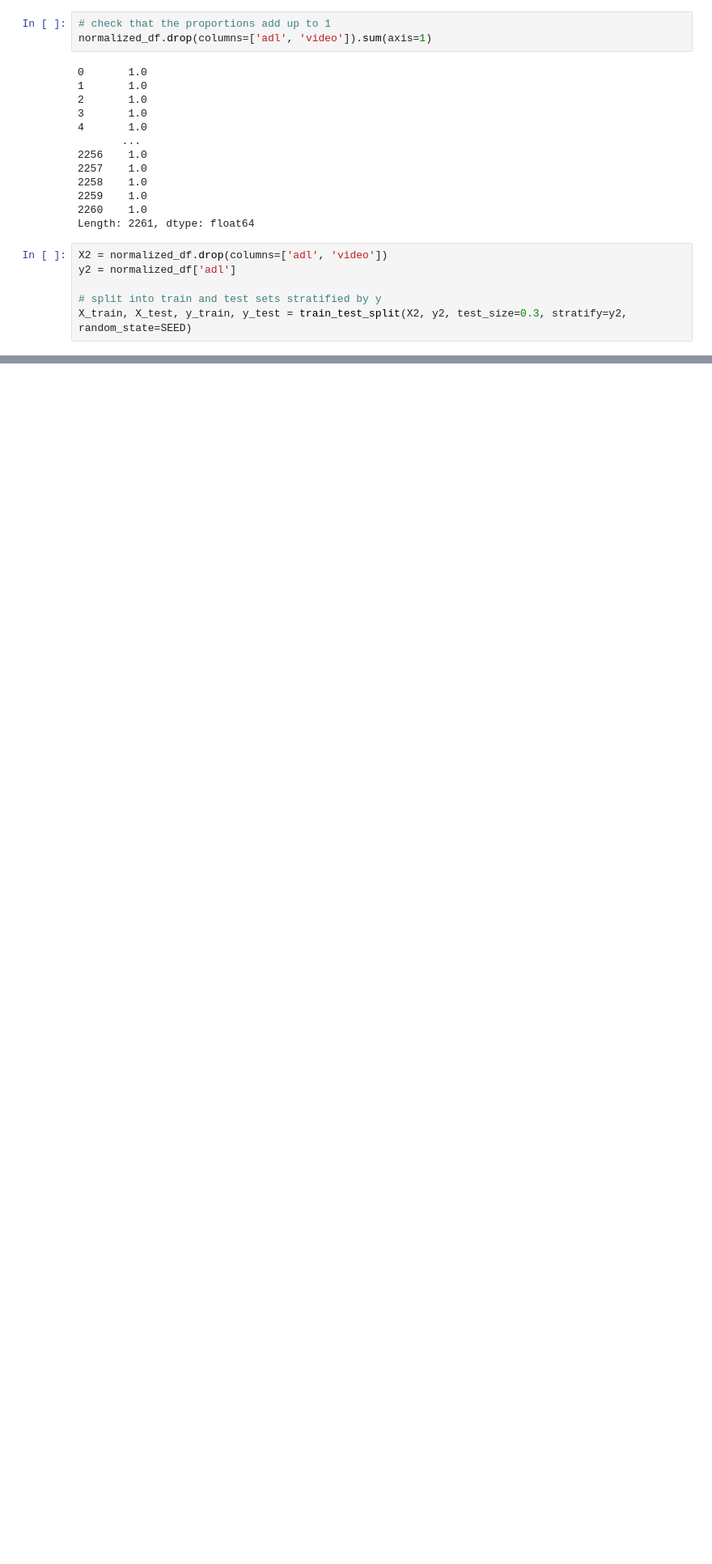
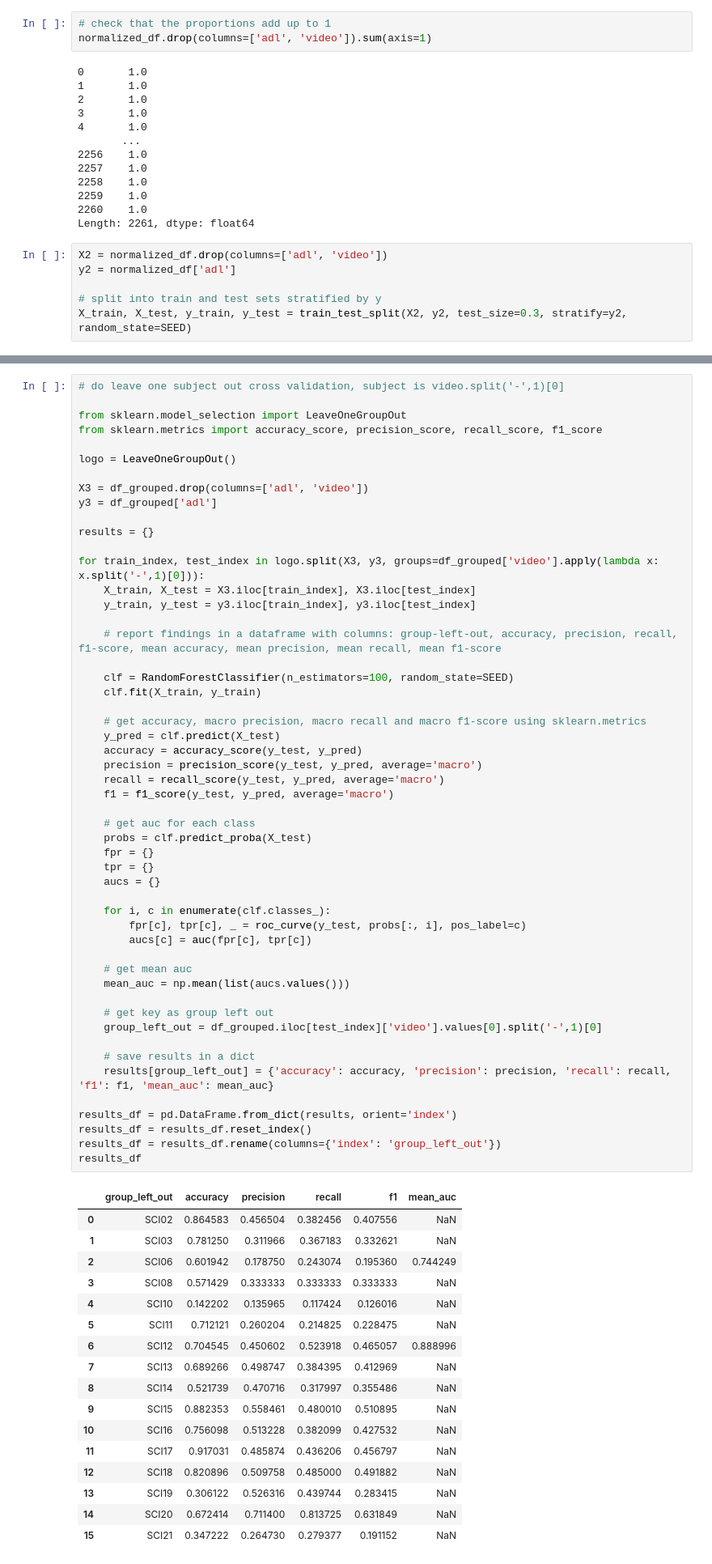
Before and after one commit to adeshkadambi/EgoVizML, a Jupyter notebook: scripts/adl_recognition.ipynb, the cells around one changed output, grey strips where cells are left out. Shown: that part at 81% size. Drawn from its saved outputs; the diff is of its cells as text; blank space fills up the shorter version.

Commit message:
logo

```diff
--- a/scripts/adl_recognition.ipynb
+++ b/scripts/adl_recognition.ipynb
@@ -301,0 +314,70 @@ plot_confusion_matrix(cm, clf3.classes_, normalize=True)
+# %%
+# do leave one subject out cross validation, subject is video.split('-',1)[0]
+
+from sklearn.model_selection import LeaveOneGroupOut
+from sklearn.metrics import accuracy_score, precision_score, recall_score, f1_score
+
+logo = LeaveOneGroupOut()
+
+X3 = df_grouped.drop(columns=['adl', 'video'])
+y3 = df_grouped['adl']
+
+results = {}
+
+for train_index, test_index in logo.split(X3, y3, groups=df_grouped['video'].apply(lambda x: x.split('-',1)[0])):
+    X_train, X_test = X3.iloc[train_index], X3.iloc[test_index]
+    y_train, y_test = y3.iloc[train_index], y3.iloc[test_index]
+
+    # report findings in a dataframe with columns: group-left-out, accuracy, precision, recall, f1-score, mean accuracy, mean precision, mean recall, mean f1-score
+
+    clf = RandomForestClassifier(n_estimators=100, random_state=SEED)
+    clf.fit(X_train, y_train)
+
+    # get accuracy, macro precision, macro recall and macro f1-score using sklearn.metrics
+    y_pred = clf.predict(X_test)
+    accuracy = accuracy_score(y_test, y_pred)
+    precision = precision_score(y_test, y_pred, average='macro')
+    recall = recall_score(y_test, y_pred, average='macro')
+    f1 = f1_score(y_test, y_pred, average='macro')
+
+    # get auc for each class
+    probs = clf.predict_proba(X_test)
+    fpr = {}
+    tpr = {}
+    aucs = {}
+
+    for i, c in enumerate(clf.classes_):
+        fpr[c], tpr[c], _ = roc_curve(y_test, probs[:, i], pos_label=c)
+        aucs[c] = auc(fpr[c], tpr[c])
+
+    # get mean auc
+    mean_auc = np.mean(list(aucs.values()))
+
+    # get key as group left out
+    group_left_out = df_grouped.iloc[test_index]['video'].values[0].split('-',1)[0]
+
+    # save results in a dict
+    results[group_left_out] = {'accuracy': accuracy, 'precision': precision, 'recall': recall, 'f1': f1, 'mean_auc': mean_auc}
+
+results_df = pd.DataFrame.from_dict(results, orient='index')
+results_df = results_df.reset_index()
+results_df = results_df.rename(columns={'index': 'group_left_out'})
+results_df
+# %% [output]
+|  | group_left_out | accuracy | precision | recall | f1 | mean_auc |
+| 0 | SCI02 | 0.864583 | 0.456504 | 0.382456 | 0.407556 | NaN |
+| 1 | SCI03 | 0.781250 | 0.311966 | 0.367183 | 0.332621 | NaN |
+| 2 | SCI06 | 0.601942 | 0.178750 | 0.243074 | 0.195360 | 0.744249 |
+| 3 | SCI08 | 0.571429 | 0.333333 | 0.333333 | 0.333333 | NaN |
+| 4 | SCI10 | 0.142202 | 0.135965 | 0.117424 | 0.126016 | NaN |
+| 5 | SCI11 | 0.712121 | 0.260204 | 0.214825 | 0.228475 | NaN |
+| 6 | SCI12 | 0.704545 | 0.450602 | 0.523918 | 0.465057 | 0.888996 |
+| 7 | SCI13 | 0.689266 | 0.498747 | 0.384395 | 0.412969 | NaN |
+| 8 | SCI14 | 0.521739 | 0.470716 | 0.317997 | 0.355486 | NaN |
+| 9 | SCI15 | 0.882353 | 0.558461 | 0.480010 | 0.510895 | NaN |
+| 10 | SCI16 | 0.756098 | 0.513228 | 0.382099 | 0.427532 | NaN |
+| 11 | SCI17 | 0.917031 | 0.485874 | 0.436206 | 0.456797 | NaN |
+| 12 | SCI18 | 0.820896 | 0.509758 | 0.485000 | 0.491882 | NaN |
+| 13 | SCI19 | 0.306122 | 0.526316 | 0.439744 | 0.283415 | NaN |
+| 14 | SCI20 | 0.672414 | 0.711400 | 0.813725 | 0.631849 | NaN |
+| 15 | SCI21 | 0.347222 | 0.264730 | 0.279377 | 0.191152 | NaN |
```
Also changed, not shown: parts of 13 cells of this notebook.
